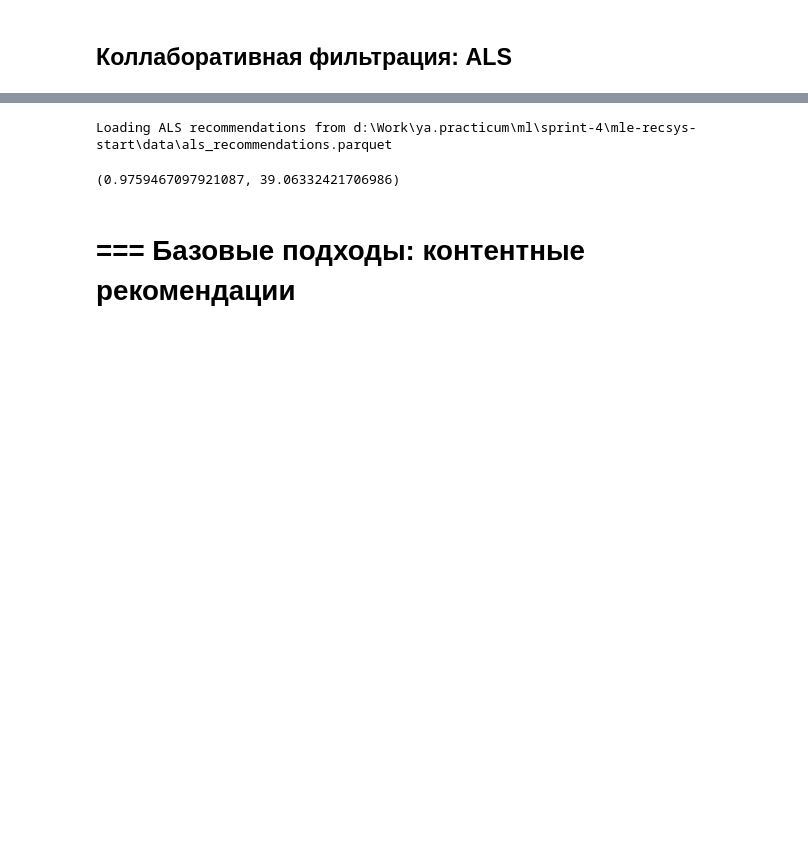
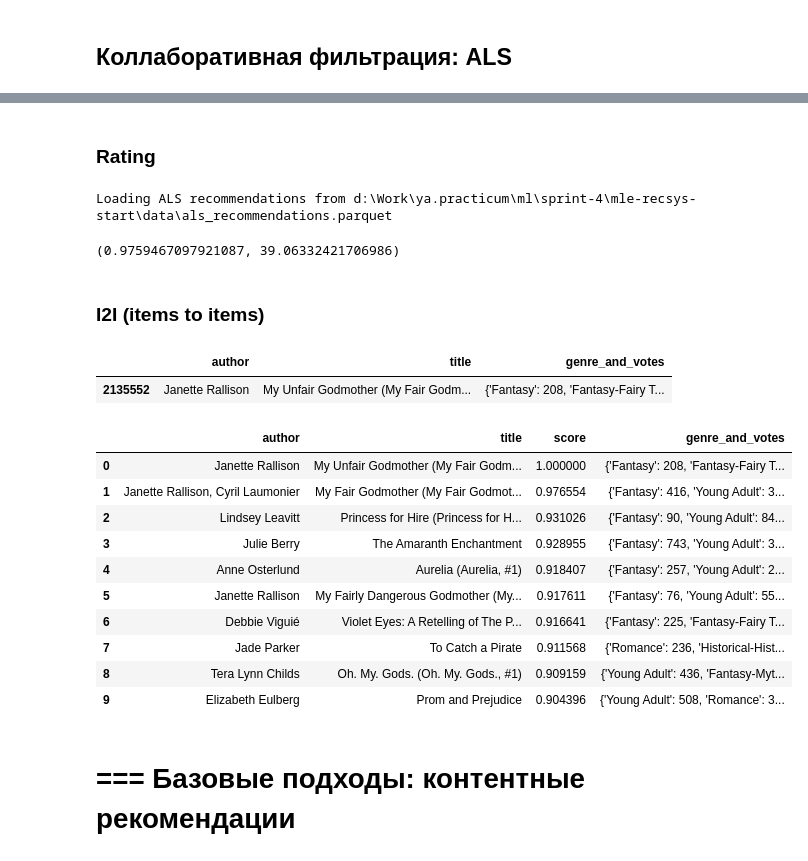
Before and after one commit to GDreyV/mle-recsys-start, a Jupyter notebook: main_offline.ipynb, the cells around one changed output, grey strips where cells are left out. Saved outputs shown, nothing was run; the diff lists cells and outputs as text; code cells hidden in the pictures; blank space fills up the shorter version.

```diff
--- a/main_offline.ipynb
+++ b/main_offline.ipynb
@@ -324,8 +319,32 @@ user_id: b7772313835ce6257a3fbe7ad2649a29
+# %% [markdown]
+### Rating
 # %%
 predictor.compute_rating()
 # %% [output]
 Loading ALS recommendations from d:\Work\ya.practicum\ml\sprint-4\mle-recsys-start\data\als_recommendations.parquet
 (0.9759467097921087, 39.06332421706986)
+# %% [markdown]
+### I2I (items to items)
+# %%
+item_id = items['item_id'].sample().iat[0]
+display(items[items["item_id"] == item_id][["author", "title", "genre_and_votes"]])
+similar_items = predictor.recommend_by_item(item_id)
+similar_items = similar_items.merge(items[["item_id", "author", "title", "genre_and_votes"]], on="item_id")
+display(similar_items[["author", "title", "score", "genre_and_votes"]])
+# %% [output]
+|  | author | title | genre_and_votes |
+| 2135552 | Janette Rallison | My Unfair Godmother (My Fair Godm... | {'Fantasy': 208, 'Fantasy-Fairy T... |
+|  | author | title | score | genre_and_votes |
+| 0 | Janette Rallison | My Unfair Godmother (My Fair Godm... | 1.000000 | {'Fantasy': 208, 'Fantasy-Fairy T... |
+| 1 | Janette Rallison, Cyril Laumonier | My Fair Godmother (My Fair Godmot... | 0.976554 | {'Fantasy': 416, 'Young Adult': 3... |
+| 2 | Lindsey Leavitt | Princess for Hire (Princess for H... | 0.931026 | {'Fantasy': 90, 'Young Adult': 84... |
+| 3 | Julie Berry | The Amaranth Enchantment | 0.928955 | {'Fantasy': 743, 'Young Adult': 3... |
+| 4 | Anne Osterlund | Aurelia (Aurelia, #1) | 0.918407 | {'Fantasy': 257, 'Young Adult': 2... |
+| 5 | Janette Rallison | My Fairly Dangerous Godmother (My... | 0.917611 | {'Fantasy': 76, 'Young Adult': 55... |
+| 6 | Debbie Viguié | Violet Eyes: A Retelling of The P... | 0.916641 | {'Fantasy': 225, 'Fantasy-Fairy T... |
+| 7 | Jade Parker | To Catch a Pirate | 0.911568 | {'Romance': 236, 'Historical-Hist... |
+| 8 | Tera Lynn Childs | Oh. My. Gods. (Oh. My. Gods., #1) | 0.909159 | {'Young Adult': 436, 'Fantasy-Myt... |
+| 9 | Elizabeth Eulberg | Prom and Prejudice | 0.904396 | {'Young Adult': 508, 'Romance': 3... |
 # %% [markdown]
 # === Базовые подходы: контентные рекомендации
 # %% [markdown]
```
Also changed, not shown: parts of 3 cells of this notebook, 1 other file.
